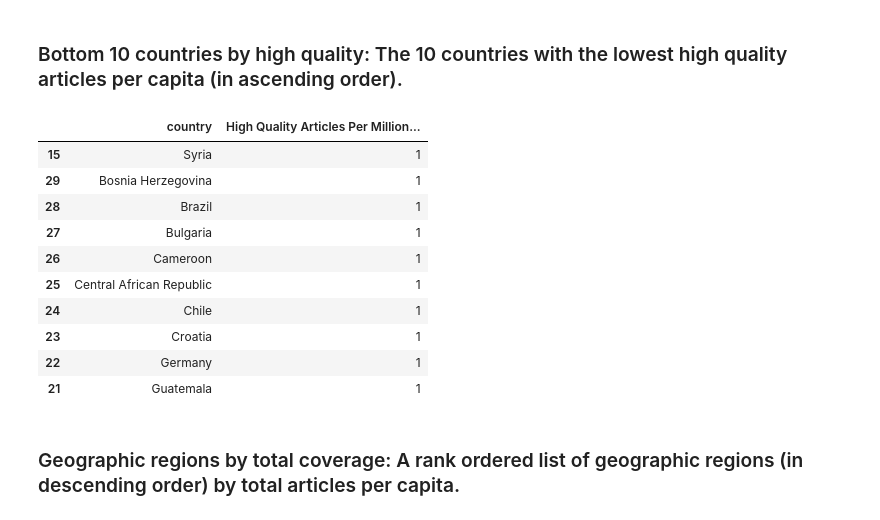
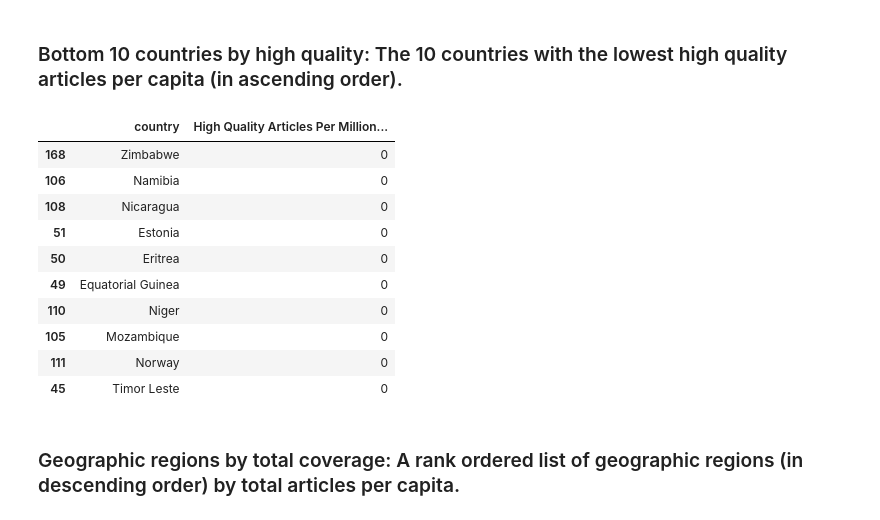
Before and after one commit to sparshna/data-512-homework2, a Jupyter notebook: homework.ipynb, the cells around one changed output. Saved outputs shown, nothing was run; the diff lists cells and outputs as text; code cells hidden in the pictures.

```diff
--- a/homework.ipynb
+++ b/homework.ipynb
@@ -463,20 +468,32 @@ top_10_countries_by_quality
 # %% [markdown]
 ### Bottom 10 countries by high quality: The 10 countries with the lowest high quality articles per capita (in ascending order).
-# %%
-bottom_10_countries_by_quality = fa_articles_per_country.sort_values(by='High Quality Articles Per Million Population', ascending=True).head(10)
-bottom_10_countries_by_quality
-# %% [output]
-|  | country | High Quality Articles Per Million... |
-| 15 | Syria | 1 |
-| 29 | Bosnia Herzegovina | 1 |
-| 28 | Brazil | 1 |
-| 27 | Bulgaria | 1 |
-| 26 | Cameroon | 1 |
-| 25 | Central African Republic | 1 |
-| 24 | Chile | 1 |
-| 23 | Croatia | 1 |
-| 22 | Germany | 1 |
-| 21 | Guatemala | 1 |
+# %%
+all_countries = merged_df2['country'].unique()
+all_countries_df = pd.DataFrame(all_countries, columns=['country'])
+complete_articles_per_country = pd.merge(all_countries_df, fa_articles_per_country, on='country', how='left').fillna(0)
+
+complete_articles_per_country['High Quality Articles Per Million Population'] = complete_articles_per_country['High Quality Articles Per Million Population'].astype(int)
+
+# Reset the index
+complete_articles_per_country = complete_articles_per_country.reset_index(drop=True)
+
+complete_articles_per_country.head()
+
+# sort complete_articles_per_country by High Quality Articles Per Million Population to find bottom 10
+bottom_10_countries_by_quality = complete_articles_per_country.sort_values(by='High Quality Articles Per Million Population', ascending=True).head(10)
+bottom_10_countries_by_quality
+# %% [output]
+|  | country | High Quality Articles Per Million... |
+| 168 | Zimbabwe | 0 |
+| 106 | Namibia | 0 |
+| 108 | Nicaragua | 0 |
+| 51 | Estonia | 0 |
+| 50 | Eritrea | 0 |
+| 49 | Equatorial Guinea | 0 |
+| 110 | Niger | 0 |
+| 105 | Mozambique | 0 |
+| 111 | Norway | 0 |
+| 45 | Timor Leste | 0 |
 # %% [markdown]
 ### Geographic regions by total coverage: A rank ordered list of geographic regions (in descending order) by total articles per capita.
 # %%
```
Also changed, not shown: parts of 6 cells of this notebook.
